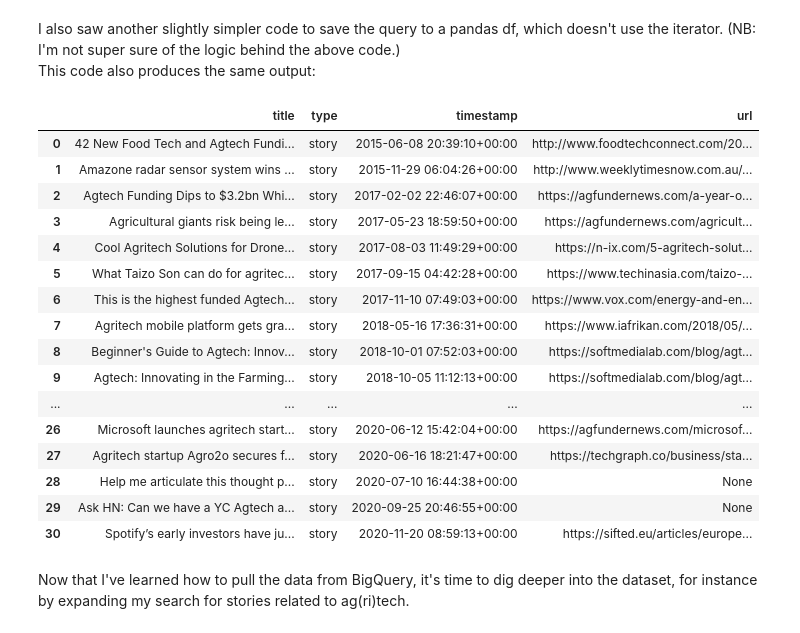
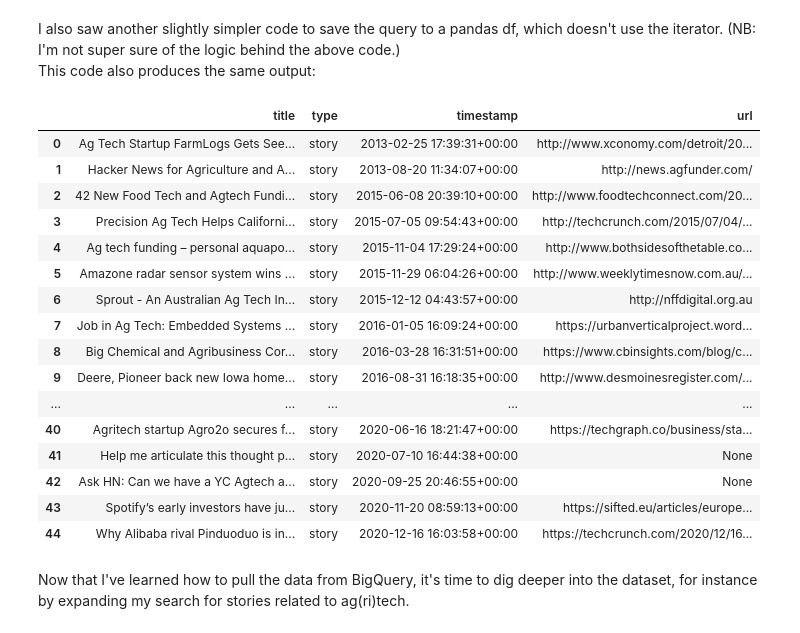
Before and after one commit to fangningtan/hackernews-agtech, a Jupyter notebook: bigquery_test.ipynb, the cells around one changed output. Cells and saved outputs as stored; diff of their text form; code cells hidden in the pictures.

```diff
--- a/bigquery_test.ipynb
+++ b/bigquery_test.ipynb
@@ -71,35 +71,35 @@ This code also produces the same output:
 # %%
 #this is another method using pandas to save query results to a df
 client = bigquery.Client()
 
 # Using WHERE reduces the amount of data scanned / quota used
 query = """
 SELECT title, type, timestamp, url
 FROM `bigquery-public-data.hacker_news.full`
-WHERE REGEXP_CONTAINS(title, r"(a|A)gtech") OR REGEXP_CONTAINS(title, r"(a|A)gritech")
+WHERE REGEXP_CONTAINS(title, r"(a|A)gtech") OR REGEXP_CONTAINS(title, r"(a|A)gritech") OR REGEXP_CONTAINS(title, r"(a|A)g (t|T)ech") OR REGEXP_CONTAINS(title, r"(a|A)g-tech") OR REGEXP_CONTAINS(title, r"(a|A)gri-tech")
 ORDER BY timestamp
 """
 
 agtech_titles_df = client.query(query).to_dataframe()
 agtech_titles_df
 # %% [output]
 |  | title | type | timestamp | url |
-| 0 | 42 New Food Tech and Agtech Fundi... | story | 2015-06-08 20:39:10+00:00 | http://www.foodtechconnect.com/20... |
-| 1 | Amazone radar sensor system wins ... | story | 2015-11-29 06:04:26+00:00 | http://www.weeklytimesnow.com.au/... |
-| 2 | Agtech Funding Dips to $3.2bn Whi... | story | 2017-02-02 22:46:07+00:00 | https://agfundernews.com/a-year-o... |
-| 3 | Agricultural giants risk being le... | story | 2017-05-23 18:59:50+00:00 | https://agfundernews.com/agricult... |
-| 4 | Cool Agritech Solutions for Drone... | story | 2017-08-03 11:49:29+00:00 | https://n-ix.com/5-agritech-solut... |
-| 5 | What Taizo Son can do for agritec... | story | 2017-09-15 04:42:28+00:00 | https://www.techinasia.com/taizo-... |
-| 6 | This is the highest funded Agtech... | story | 2017-11-10 07:49:03+00:00 | https://www.vox.com/energy-and-en... |
-| 7 | Agritech mobile platform gets gra... | story | 2018-05-16 17:36:31+00:00 | https://www.iafrikan.com/2018/05/... |
-| 8 | Beginner's Guide to Agtech: Innov... | story | 2018-10-01 07:52:03+00:00 | https://softmedialab.com/blog/agt... |
-| 9 | Agtech: Innovating in the Farming... | story | 2018-10-05 11:12:13+00:00 | https://softmedialab.com/blog/agt... |
+| 0 | Ag Tech Startup FarmLogs Gets See... | story | 2013-02-25 17:39:31+00:00 | http://www.xconomy.com/detroit/20... |
+| 1 | Hacker News for Agriculture and A... | story | 2013-08-20 11:34:07+00:00 | http://news.agfunder.com/ |
+| 2 | 42 New Food Tech and Agtech Fundi... | story | 2015-06-08 20:39:10+00:00 | http://www.foodtechconnect.com/20... |
+| 3 | Precision Ag Tech Helps Californi... | story | 2015-07-05 09:54:43+00:00 | http://techcrunch.com/2015/07/04/... |
+| 4 | Ag tech funding – personal aquapo... | story | 2015-11-04 17:29:24+00:00 | http://www.bothsidesofthetable.co... |
+| 5 | Amazone radar sensor system wins ... | story | 2015-11-29 06:04:26+00:00 | http://www.weeklytimesnow.com.au/... |
+| 6 | Sprout - An Australian Ag Tech In... | story | 2015-12-12 04:43:57+00:00 | http://nffdigital.org.au |
+| 7 | Job in Ag Tech: Embedded Systems ... | story | 2016-01-05 16:09:24+00:00 | https://urbanverticalproject.word... |
+| 8 | Big Chemical and Agribusiness Cor... | story | 2016-03-28 16:31:51+00:00 | https://www.cbinsights.com/blog/c... |
+| 9 | Deere, Pioneer back new Iowa home... | story | 2016-08-31 16:18:35+00:00 | http://www.desmoinesregister.com/... |
 | ... | ... | ... | ... | ... |
-| 26 | Microsoft launches agritech start... | story | 2020-06-12 15:42:04+00:00 | https://agfundernews.com/microsof... |
-| 27 | Agritech startup Agro2o secures f... | story | 2020-06-16 18:21:47+00:00 | https://techgraph.co/business/sta... |
-| 28 | Help me articulate this thought p... | story | 2020-07-10 16:44:38+00:00 | None |
-| 29 | Ask HN: Can we have a YC Agtech a... | story | 2020-09-25 20:46:55+00:00 | None |
-| 30 | Spotify’s early investors have ju... | story | 2020-11-20 08:59:13+00:00 | https://sifted.eu/articles/europe... |
+| 40 | Agritech startup Agro2o secures f... | story | 2020-06-16 18:21:47+00:00 | https://techgraph.co/business/sta... |
+| 41 | Help me articulate this thought p... | story | 2020-07-10 16:44:38+00:00 | None |
+| 42 | Ask HN: Can we have a YC Agtech a... | story | 2020-09-25 20:46:55+00:00 | None |
+| 43 | Spotify’s early investors have ju... | story | 2020-11-20 08:59:13+00:00 | https://sifted.eu/articles/europe... |
+| 44 | Why Alibaba rival Pinduoduo is in... | story | 2020-12-16 16:03:58+00:00 | https://techcrunch.com/2020/12/16... |
 # %% [markdown]
 Now that I've learned how to pull the data from BigQuery, it's time to dig deeper into the dataset, for instance by expanding my search for stories related to ag(ri)tech.
 # %% [markdown]
```
Also changed, not shown: parts of 58 cells of this notebook.
